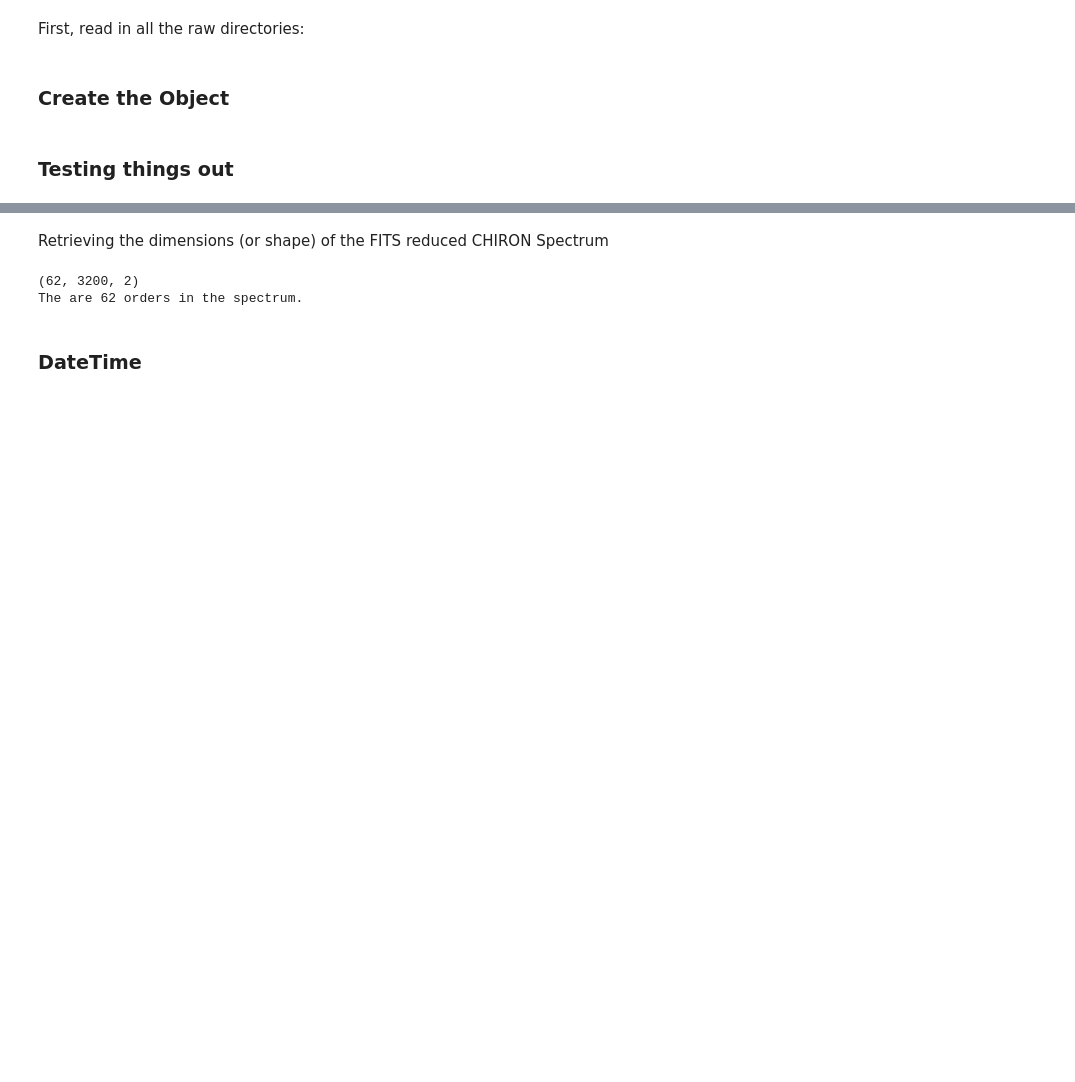
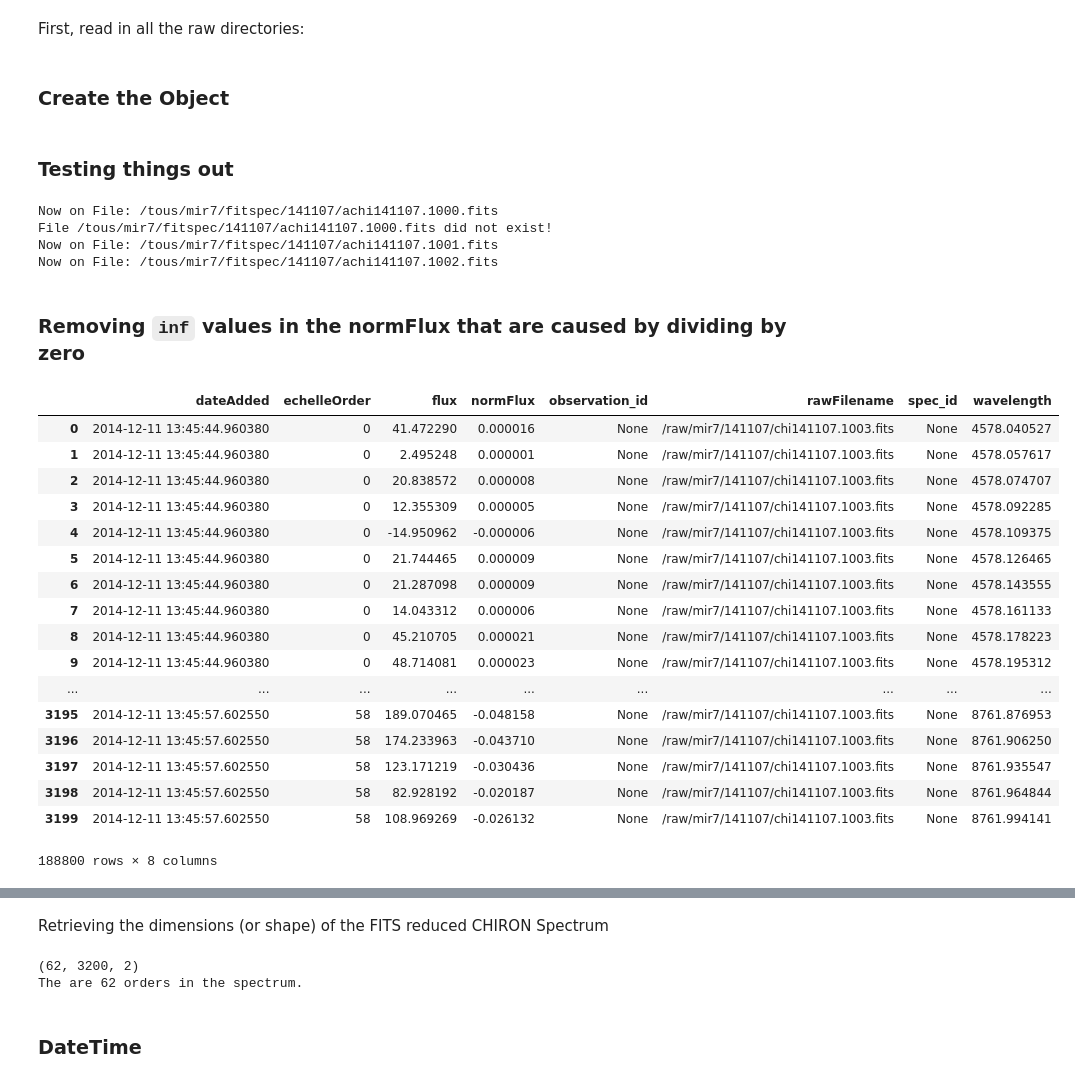
Before and after one commit to mattgiguere/chirondb, a Jupyter notebook: storeSpectrum.ipynb, the cells around one changed output, grey strips where cells are left out. Saved outputs shown, nothing was run; the diff lists cells and outputs as text; code cells hidden in the pictures; blank space fills up the shorter version.

Commit message:
replaced infs and rankwarnings
np.polyfit rank warnings no longer pop up and infs caused by dividing
by zero for poor ThAr continuum fits are replaced with zeroes

```diff
--- a/storeSpectrum.ipynb
+++ b/storeSpectrum.ipynb
@@ -103,6 +105,9 @@ class storeSpectra:
     @staticmethod
     def normSpec(wav, spec):
         """PURPOSE: To return a normalized spectrum."""
+        #Turn off rank warnings from numpy polyfit:
+        warnings.simplefilter('ignore', np.RankWarning)
+
         maxrms = 0.005
         z = blazeFit(wav, spec, maxrms, numcalls=150)
         #get wavelength range:
@@ -157,7 +162,10 @@ class storeSpectra:
                                                                 scidata[i,:,1]),
                                   'dateAdded': str(datetime.datetime.now())})
             onespecdf = onespecdf.append(order)
+        #replace infinite values with 0:
+        onespecdf = onespecdf.replace([np.inf, -np.inf], 0)
         self.specdf = onespecdf
+
         return onespecdf
 
     def reorderColumns(self):
@@ -179,5 +187,69 @@ class storeSpectra:
             pass
         else:
             self.specdf.to_sql('spectra', conn, flavor='mysql', if_exists='append', index=False)
+
+    def driveDay(self, date):
+        """PURPOSE: To drive all the files from the input date."""
+        cmd = "ls -1 "+self.rawRoot+date+'/'
+        rawfiles = subprocess.check_output(cmd, shell=True)
+        rawfiles = rawfiles.split('\n')[:-1]
+        #print(rawfiles)
+        for rfile in rawfiles:
+            self.reducedFileName = 'a'+rfile
+            fullFile = self.reducedRoot+self.reducedFileName[4:10]+'/a'+rfile
+            print('Now on File: {}'.format(fullFile))
+            if os.path.isfile(fullFile):
+                self.makeSpecDF()
+                self.writeSpectrum()
+                self.specdf = pd.DataFrame()
+            else:
+                print('File {0} did not exist!'.format(fullFile))
+
+    def driveDateRange(self):
+        """PURPOSE: To drive a range of input dates."""
+        #Get all the dates with data:
+        cmd = "ls -1d /raw/mir7/1[1-4]*"
+        dirs = subprocess.check_output(cmd, shell=True)
+        dirs = dirs.split('\n')
+
+        for cdir in dirs[:-1]:
+            thisDate = cdir.split('/')[-1]
+            if len(thisDate) == 6:
+                if int(thisDate) >= self.minDate and int(thisDate) <= self.maxDate:
+                    self.driveDay(thisDate)
 # %% [markdown]
 ### Testing things out
+# %%
+specObj = storeSpectra()
+# %%
+specObj.driveDay('141107')
+# %% [output]
+Now on File: /tous/mir7/fitspec/141107/achi141107.1000.fits
+File /tous/mir7/fitspec/141107/achi141107.1000.fits did not exist!
+Now on File: /tous/mir7/fitspec/141107/achi141107.1001.fits
+Now on File: /tous/mir7/fitspec/141107/achi141107.1002.fits
+# %% [markdown]
+### Removing `inf` values in the normFlux that are caused by dividing by zero
+# %%
+specObj.reducedFileName='achi141107.1003.fits'
+# %%
+specObj.makeSpecDF()
+# %% [output]
+|  | dateAdded | echelleOrder | flux | normFlux | observation_id | rawFilename | spec_id | wavelength |
+| 0 | 2014-12-11 13:45:44.960380 | 0 | 41.472290 | 0.000016 | None | /raw/mir7/141107/chi141107.1003.fits | None | 4578.040527 |
+| 1 | 2014-12-11 13:45:44.960380 | 0 | 2.495248 | 0.000001 | None | /raw/mir7/141107/chi141107.1003.fits | None | 4578.057617 |
+| 2 | 2014-12-11 13:45:44.960380 | 0 | 20.838572 | 0.000008 | None | /raw/mir7/141107/chi141107.1003.fits | None | 4578.074707 |
+| 3 | 2014-12-11 13:45:44.960380 | 0 | 12.355309 | 0.000005 | None | /raw/mir7/141107/chi141107.1003.fits | None | 4578.092285 |
+| 4 | 2014-12-11 13:45:44.960380 | 0 | -14.950962 | -0.000006 | None | /raw/mir7/141107/chi141107.1003.fits | None | 4578.109375 |
+| 5 | 2014-12-11 13:45:44.960380 | 0 | 21.744465 | 0.000009 | None | /raw/mir7/141107/chi141107.1003.fits | None | 4578.126465 |
+| 6 | 2014-12-11 13:45:44.960380 | 0 | 21.287098 | 0.000009 | None | /raw/mir7/141107/chi141107.1003.fits | None | 4578.143555 |
+| 7 | 2014-12-11 13:45:44.960380 | 0 | 14.043312 | 0.000006 | None | /raw/mir7/141107/chi141107.1003.fits | None | 4578.161133 |
+| 8 | 2014-12-11 13:45:44.960380 | 0 | 45.210705 | 0.000021 | None | /raw/mir7/141107/chi141107.1003.fits | None | 4578.178223 |
+| 9 | 2014-12-11 13:45:44.960380 | 0 | 48.714081 | 0.000023 | None | /raw/mir7/141107/chi141107.1003.fits | None | 4578.195312 |
+| ... | ... | ... | ... | ... | ... | ... | ... | ... |
+| 3195 | 2014-12-11 13:45:57.602550 | 58 | 189.070465 | -0.048158 | None | /raw/mir7/141107/chi141107.1003.fits | None | 8761.876953 |
+| 3196 | 2014-12-11 13:45:57.602550 | 58 | 174.233963 | -0.043710 | None | /raw/mir7/141107/chi141107.1003.fits | None | 8761.906250 |
+| 3197 | 2014-12-11 13:45:57.602550 | 58 | 123.171219 | -0.030436 | None | /raw/mir7/141107/chi141107.1003.fits | None | 8761.935547 |
+| 3198 | 2014-12-11 13:45:57.602550 | 58 | 82.928192 | -0.020187 | None | /raw/mir7/141107/chi141107.1003.fits | None | 8761.964844 |
+| 3199 | 2014-12-11 13:45:57.602550 | 58 | 108.969269 | -0.026132 | None | /raw/mir7/141107/chi141107.1003.fits | None | 8761.994141 |
+188800 rows × 8 columns
```
Also changed, not shown: parts of 12 cells of this notebook.
